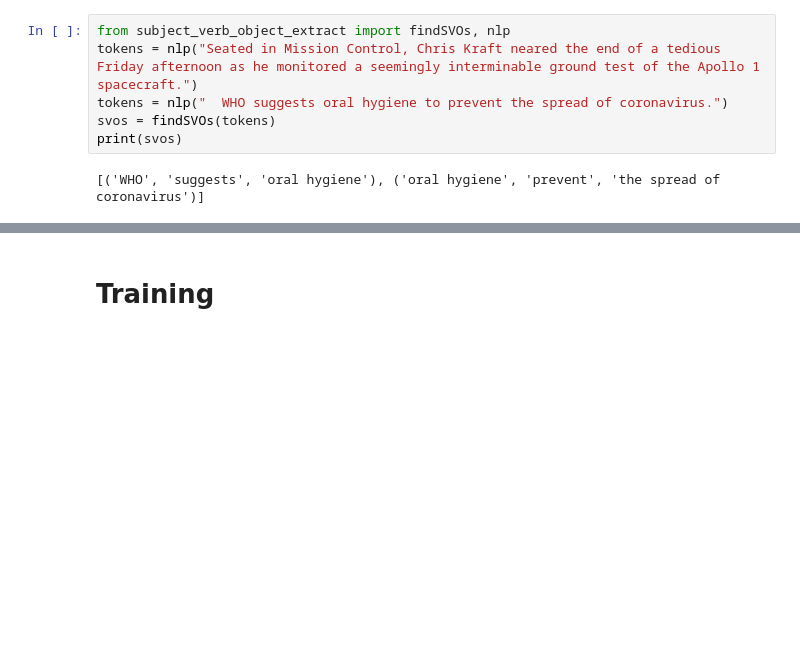
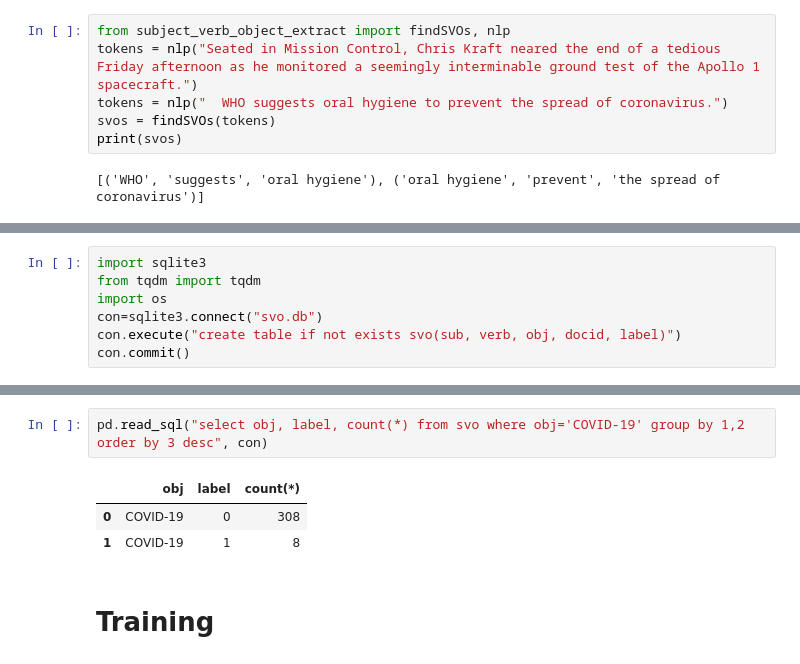
Before and after one commit to DrPenknife/swarog_exp, a Jupyter notebook: experiments/fngraphs/health-graph.ipynb, the cells around one changed output, grey strips where cells are left out. Saved outputs shown, nothing was run; the diff lists cells and outputs as text; blank space fills up the shorter version.

```diff
--- a/experiments/fngraphs/health-graph.ipynb
+++ b/experiments/fngraphs/health-graph.ipynb
@@ -818,0 +975,7 @@ print(svos)
+# %%
+import sqlite3
+from tqdm import tqdm
+import os
+con=sqlite3.connect("svo.db")
+con.execute("create table if not exists svo(sub, verb, obj, docid, label)")
+con.commit()
@@ -819,3 +1030,9 @@ print(svos)
+# %%
+pd.read_sql("select obj, label, count(*) from svo where obj='COVID-19' group by 1,2 order by 3 desc", con)
+# %% [output]
+|  | obj | label | count(*) |
+| 0 | COVID-19 | 0 | 308 |
+| 1 | COVID-19 | 1 | 8 |
 # %% [markdown]
 # Training
 # %%
```
Also changed, not shown: parts of 27 cells of this notebook, 4 other files.
